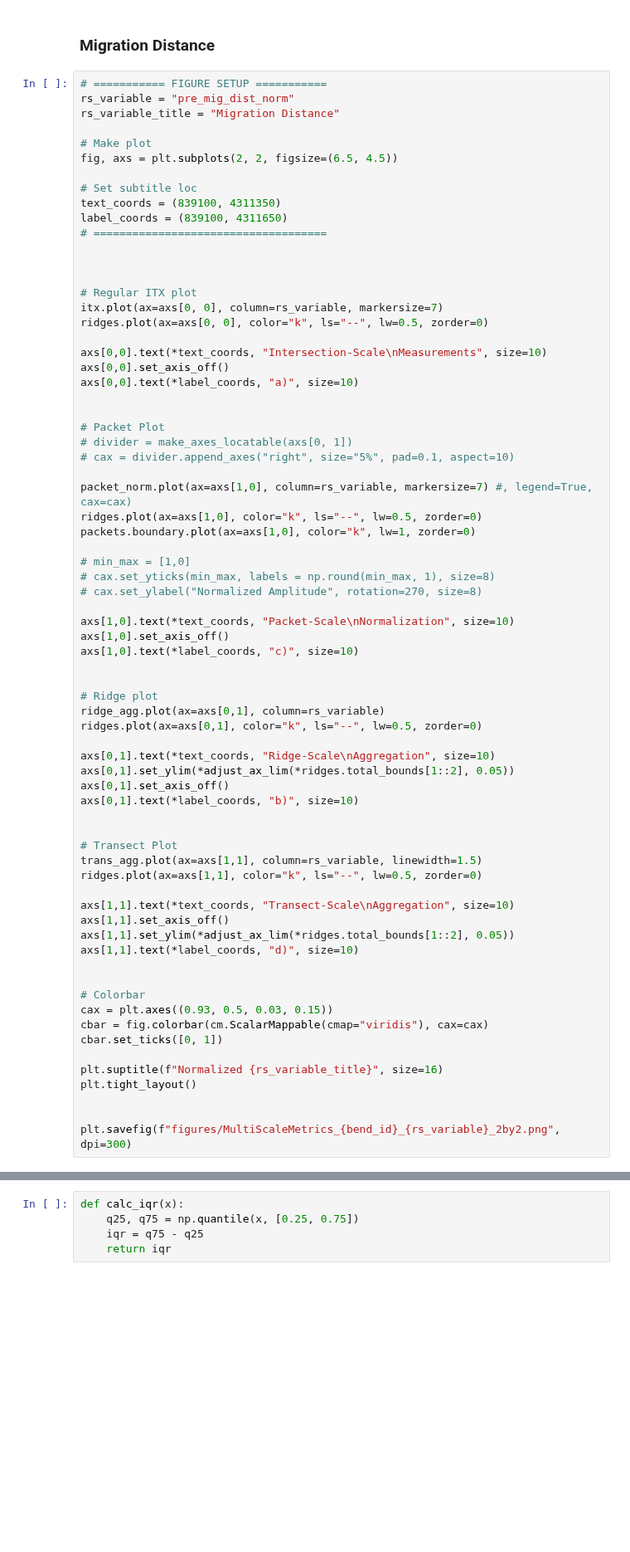
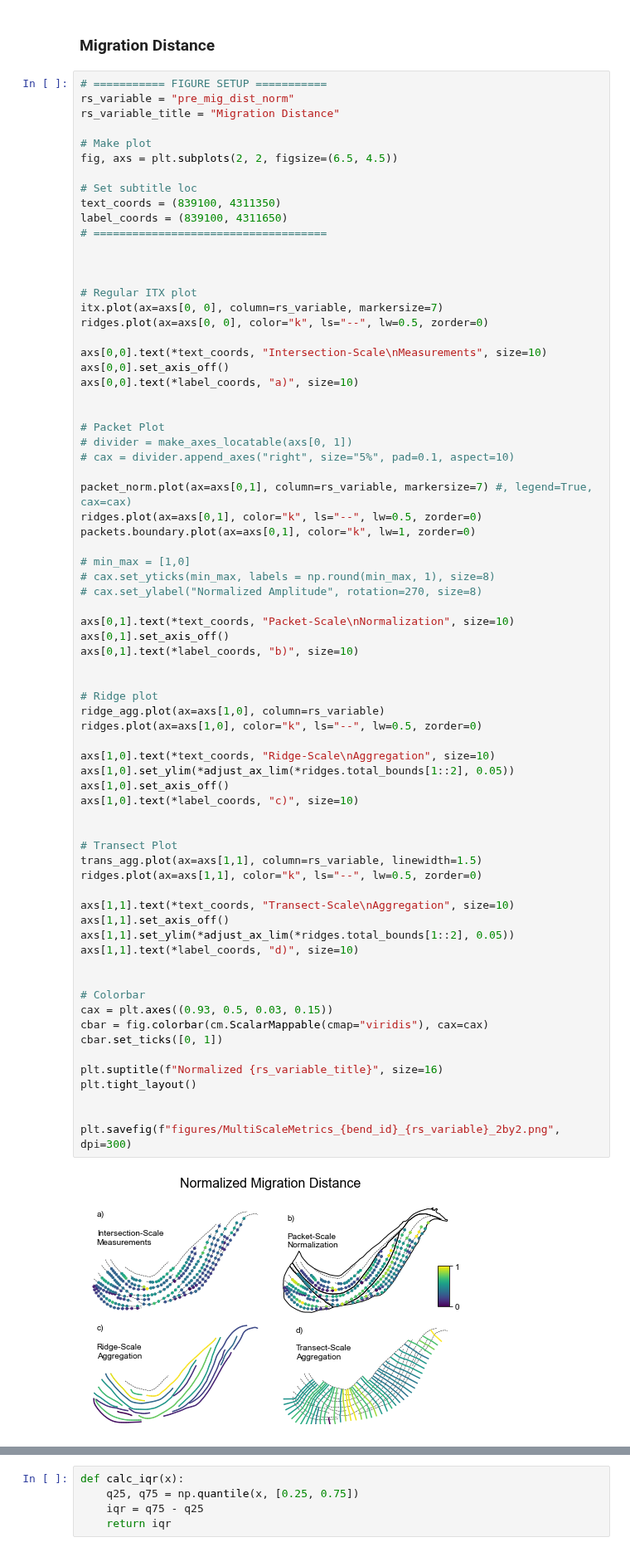
Before and after one commit to tamu-edu/scrollstats, a Jupyter notebook: Figure_BrazosBendsMultiScale.ipynb, the cells around one changed output, grey strips where cells are left out. Shown at 83% size. Cells and saved outputs as stored; diff of their text form; blank space fills up the shorter version.

```diff
--- a/Figure_BrazosBendsMultiScale.ipynb
+++ b/Figure_BrazosBendsMultiScale.ipynb
@@ -424,48 +485,50 @@ axs[0,0].text(*label_coords, "a)", size=10)
 # divider = make_axes_locatable(axs[0, 1])
 # cax = divider.append_axes("right", size="5%", pad=0.1, aspect=10)
 
-packet_norm.plot(ax=axs[1,0], column=rs_variable, markersize=7) #, legend=True, cax=cax)
-ridges.plot(ax=axs[1,0], color="k", ls="--", lw=0.5, zorder=0)
-packets.boundary.plot(ax=axs[1,0], color="k", lw=1, zorder=0)
+packet_norm.plot(ax=axs[0,1], column=rs_variable, markersize=7) #, legend=True, cax=cax)
+ridges.plot(ax=axs[0,1], color="k", ls="--", lw=0.5, zorder=0)
+packets.boundary.plot(ax=axs[0,1], color="k", lw=1, zorder=0)
 
 # min_max = [1,0]
 # cax.set_yticks(min_max, labels = np.round(min_max, 1), size=8)
 # cax.set_ylabel("Normalized Amplitude", rotation=270, size=8)
 
-axs[1,0].text(*text_coords, "Packet-Scale\nNormalization", size=10)
-axs[1,0].set_axis_off()
-axs[1,0].text(*label_coords, "c)", size=10)
+axs[0,1].text(*text_coords, "Packet-Scale\nNormalization", size=10)
+axs[0,1].set_axis_off()
+axs[0,1].text(*label_coords, "b)", size=10)
 
 
 # Ridge plot
-ridge_agg.plot(ax=axs[0,1], column=rs_variable)
-ridges.plot(ax=axs[0,1], color="k", ls="--", lw=0.5, zorder=0)
+ridge_agg.plot(ax=axs[1,0], column=rs_variable)
+ridges.plot(ax=axs[1,0], color="k", ls="--", lw=0.5, zorder=0)
 
-axs[0,1].text(*text_coords, "Ridge-Scale\nAggregation", size=10)
-axs[0,1].set_ylim(*adjust_ax_lim(*ridges.total_bounds[1::2], 0.05))
-axs[0,1].set_axis_off()
-axs[0,1].text(*label_coords, "b)", size=10)
+axs[1,0].text(*text_coords, "Ridge-Scale\nAggregation", size=10)
+axs[1,0].set_ylim(*adjust_ax_lim(*ridges.total_bounds[1::2], 0.05))
+axs[1,0].set_axis_off()
+axs[1,0].text(*label_coords, "c)", size=10)
 
 
 # Transect Plot
 trans_agg.plot(ax=axs[1,1], column=rs_variable, linewidth=1.5)
 ridges.plot(ax=axs[1,1], color="k", ls="--", lw=0.5, zorder=0)
 
 axs[1,1].text(*text_coords, "Transect-Scale\nAggregation", size=10)
 axs[1,1].set_axis_off()
 axs[1,1].set_ylim(*adjust_ax_lim(*ridges.total_bounds[1::2], 0.05))
 axs[1,1].text(*label_coords, "d)", size=10)
 
 
 # Colorbar
 cax = plt.axes((0.93, 0.5, 0.03, 0.15))
 cbar = fig.colorbar(cm.ScalarMappable(cmap="viridis"), cax=cax)
 cbar.set_ticks([0, 1])
 
 plt.suptitle(f"Normalized {rs_variable_title}", size=16)
 plt.tight_layout()
 
 
 plt.savefig(f"figures/MultiScaleMetrics_{bend_id}_{rs_variable}_2by2.png", dpi=300)
+# %% [output]
+[figure, added]
 # %%
 itx.xs("r_022", level=1).pre_mig_dist.median()
```
Also changed, not shown: parts of 34 cells of this notebook, 12 other files.
